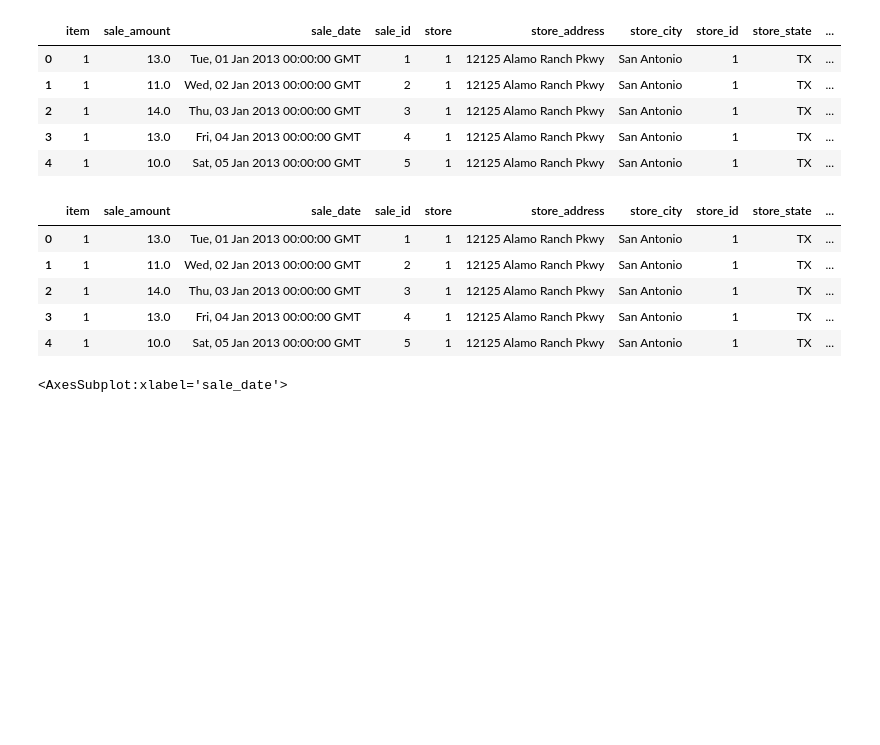
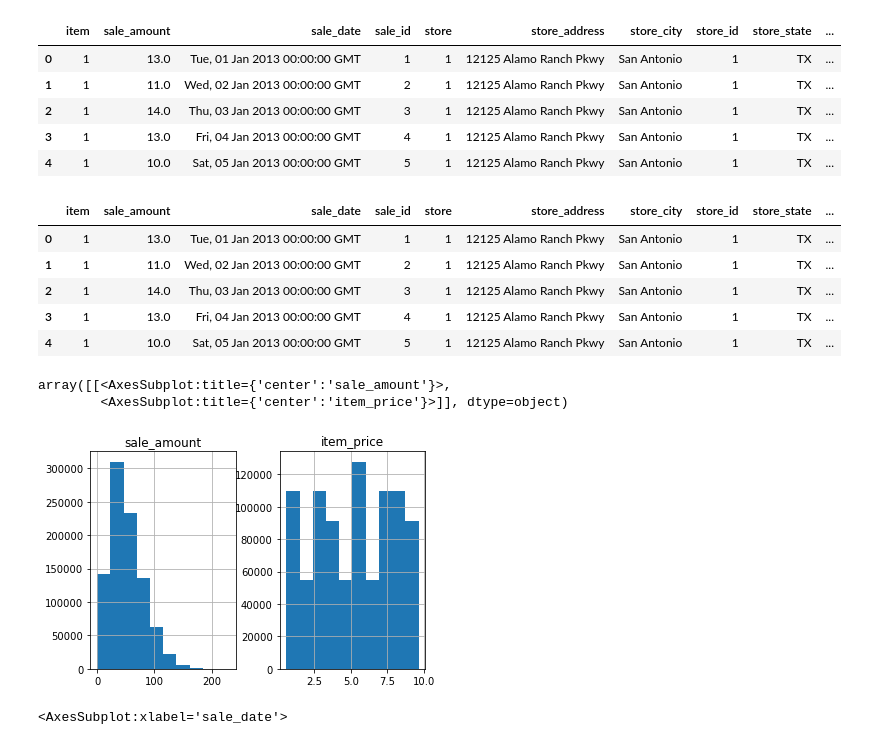
Before and after one commit to PGuajardo/time-series-exercises, a Jupyter notebook: prepare_exercises.ipynb, the cells around one changed output. Saved outputs shown, nothing was run; the diff lists cells and outputs as text; code cells hidden in the pictures; blank space fills up the shorter version.

```diff
--- a/prepare_exercises.ipynb
+++ b/prepare_exercises.ipynb
@@ -62,6 +62,12 @@ everything.head()
 everything.sale_date = pd.to_datetime(everything.sale_date, format='%a, %d %b %Y %H:%M:%S %Z')
 # %%
 everything = everything.set_index('sale_date').sort_index()
+# %%
+everything[['sale_amount', 'item_price']].hist()
+# %% [output]
+array([[<AxesSubplot:title={'center':'sale_amount'}>,
+        <AxesSubplot:title={'center':'item_price'}>]], dtype=object)
+[figure, added]
 # %%
 everything.sale_amount.plot()
 # %% [output]
```
Also changed, not shown: 2 other files.
